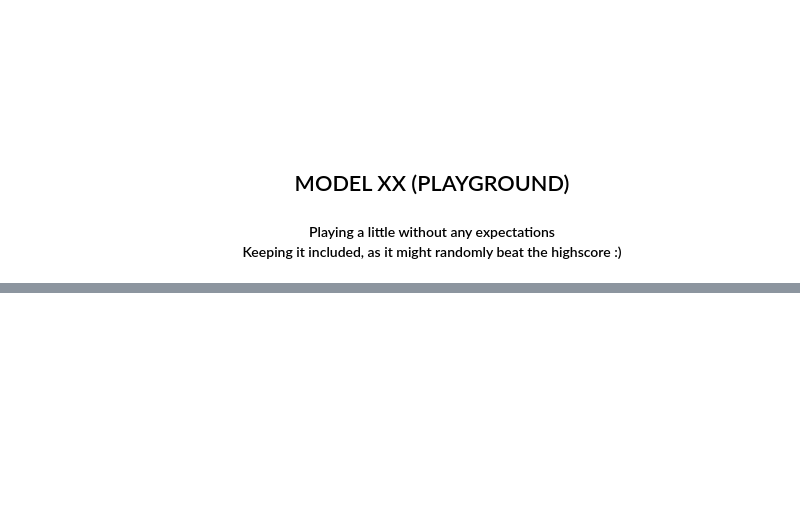
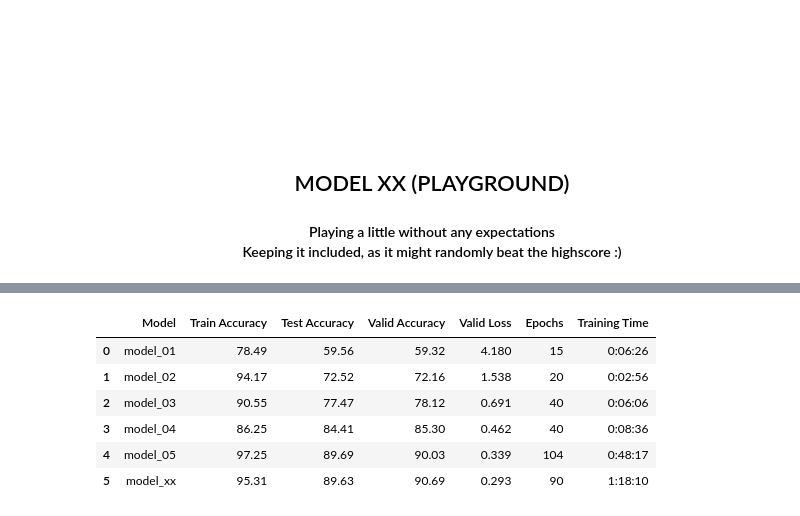
Before and after one commit to shogoBCN/Cifar10-image-detection, a Jupyter notebook: assignment_v2.ipynb, the cells around one changed output, grey strips where cells are left out. Drawn from its saved outputs; the diff is of its cells as text; code cells hidden in the pictures; blank space fills up the shorter version.

```diff
--- a/assignment_v2.ipynb
+++ b/assignment_v2.ipynb
@@ -1035,0 +1044,10 @@ TAKEN TIME → 1:17:07 with 105 epochs
+# %%
+results_summary
+# %% [output]
+|  | Model | Train Accuracy | Test Accuracy | Valid Accuracy | Valid Loss | Epochs | Training Time |
+| 0 | model_01 | 78.49 | 59.56 | 59.32 | 4.180 | 15 | 0:06:26 |
+| 1 | model_02 | 94.17 | 72.52 | 72.16 | 1.538 | 20 | 0:02:56 |
+| 2 | model_03 | 90.55 | 77.47 | 78.12 | 0.691 | 40 | 0:06:06 |
+| 3 | model_04 | 86.25 | 84.41 | 85.30 | 0.462 | 40 | 0:08:36 |
+| 4 | model_05 | 97.25 | 89.69 | 90.03 | 0.339 | 104 | 0:48:17 |
+| 5 | model_xx | 95.31 | 89.63 | 90.69 | 0.293 | 90 | 1:18:10 |
```
Also changed, not shown: parts of 4 cells of this notebook, 1 other file.
